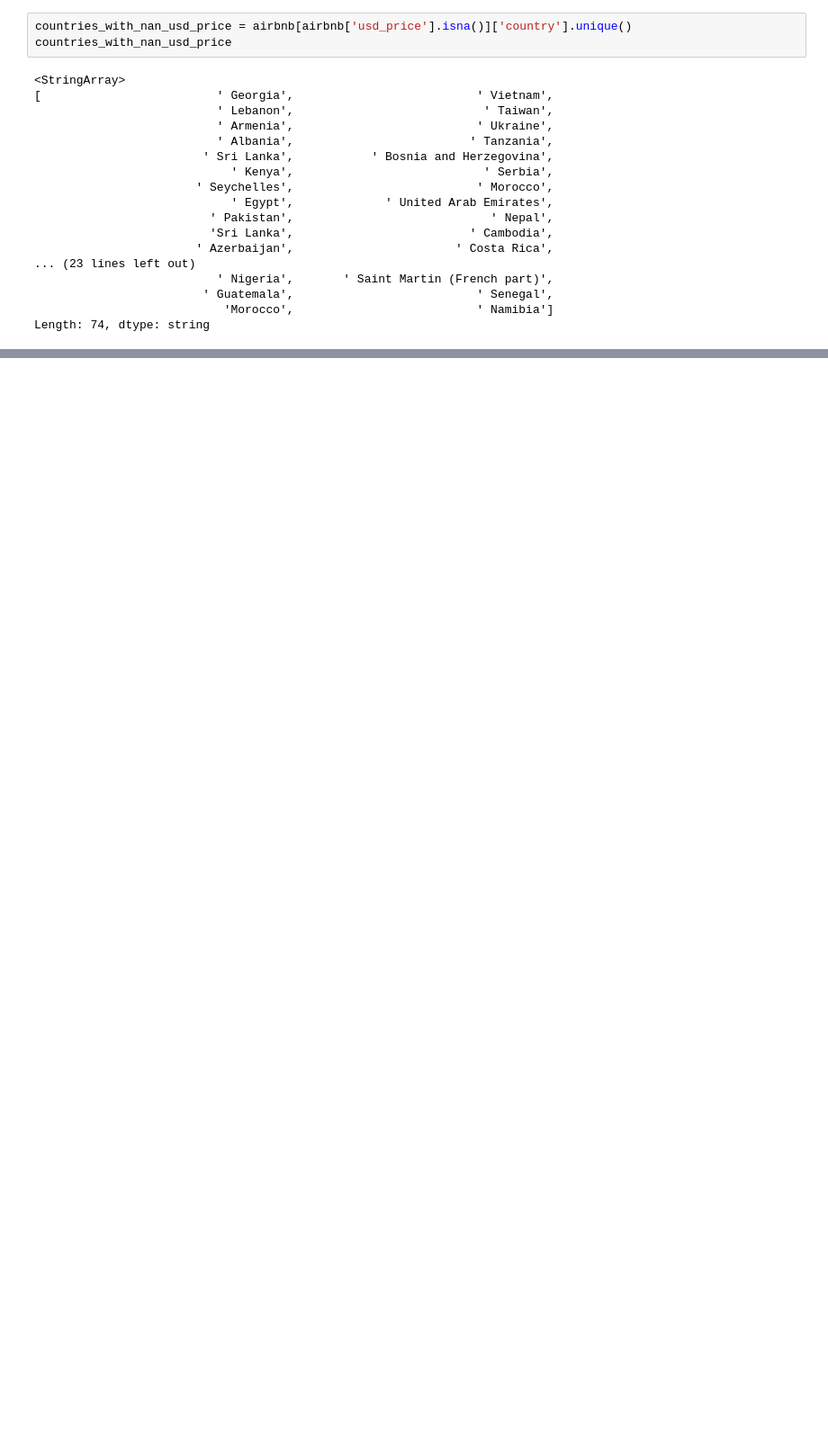
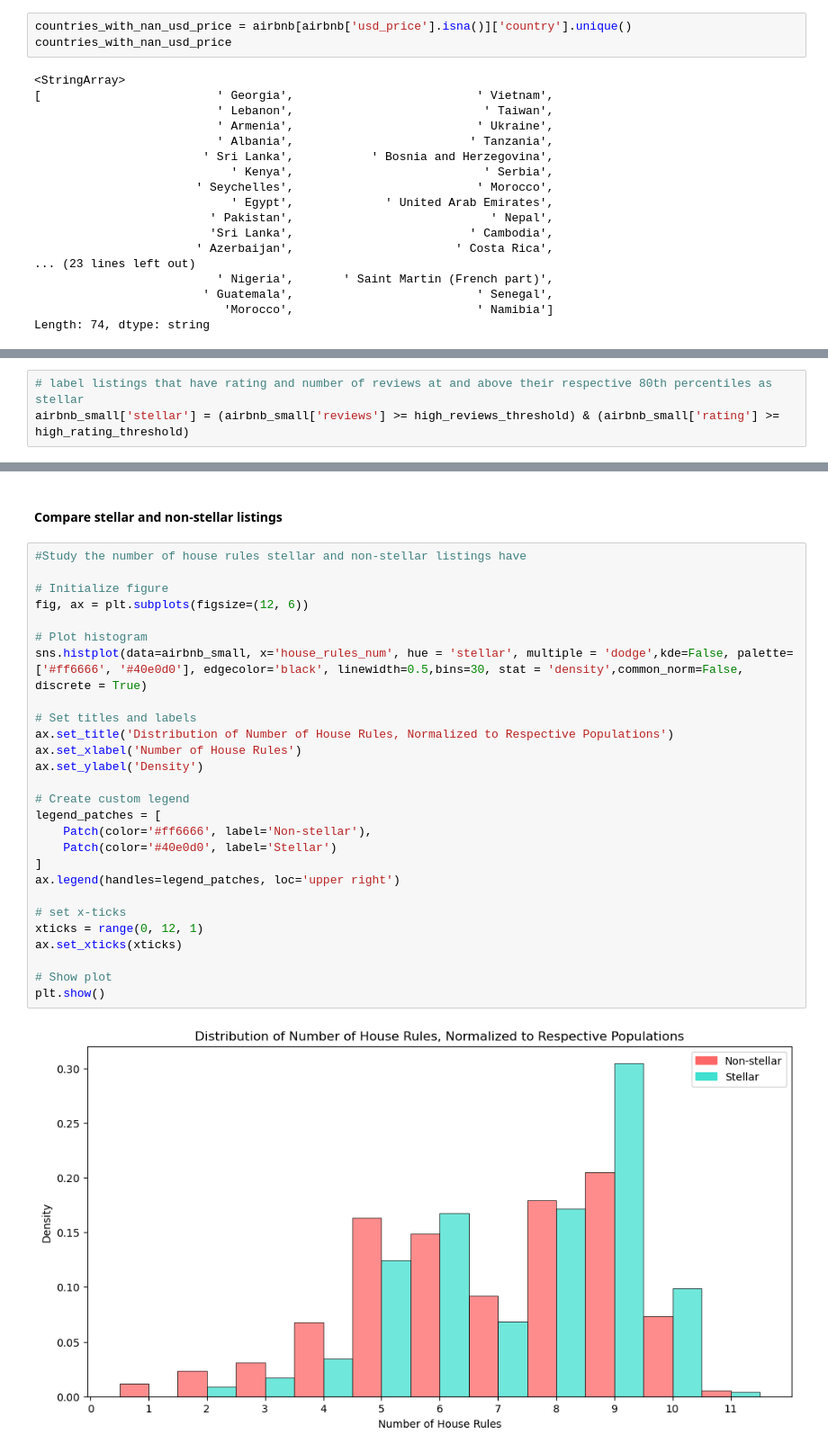
Before and after one commit to vndayambaje/Airbnb_EDA_Project, a Jupyter notebook: Project_2_final_eda.ipynb, the cells around one changed output, grey strips where cells are left out. Shown at 90% size. Saved outputs shown, nothing was run; the diff lists cells and outputs as text; blank space fills up the shorter version.

```diff
--- a/Project_2_final_eda.ipynb
+++ b/Project_2_final_eda.ipynb
@@ -574,0 +622,3 @@ airbnb.to_csv('airbnb_clean_2.csv')
+# %%
+# label listings that have rating and number of reviews at and above their respective 80th percentiles as stellar
+airbnb_small['stellar'] = (airbnb_small['reviews'] >= high_reviews_threshold) & (airbnb_small['rating'] >= high_rating_threshold)
@@ -574,0 +630,31 @@ airbnb.to_csv('airbnb_clean_2.csv')
+# %% [markdown]
+#### Compare stellar and non-stellar listings
+# %%
+#Study the number of house rules stellar and non-stellar listings have
+
+# Initialize figure
+fig, ax = plt.subplots(figsize=(12, 6))
+
+# Plot histogram
+sns.histplot(data=airbnb_small, x='house_rules_num', hue = 'stellar', multiple = 'dodge',kde=False, palette=['#ff6666', '#40e0d0'], edgecolor='black', linewidth=0.5,bins=30, stat = 'density',common_norm=False, discrete = True)
+
+# Set titles and labels
+ax.set_title('Distribution of Number of House Rules, Normalized to Respective Populations')
+ax.set_xlabel('Number of House Rules')
+ax.set_ylabel('Density')
+
+# Create custom legend
+legend_patches = [
+    Patch(color='#ff6666', label='Non-stellar'),
+    Patch(color='#40e0d0', label='Stellar')
+]
+ax.legend(handles=legend_patches, loc='upper right')
+
+# set x-ticks
+xticks = range(0, 12, 1)
+ax.set_xticks(xticks)
+
+# Show plot
+plt.show()
+# %% [output]
+[figure, added]
```
Also changed, not shown: parts of 91 cells of this notebook, 1 other file.
